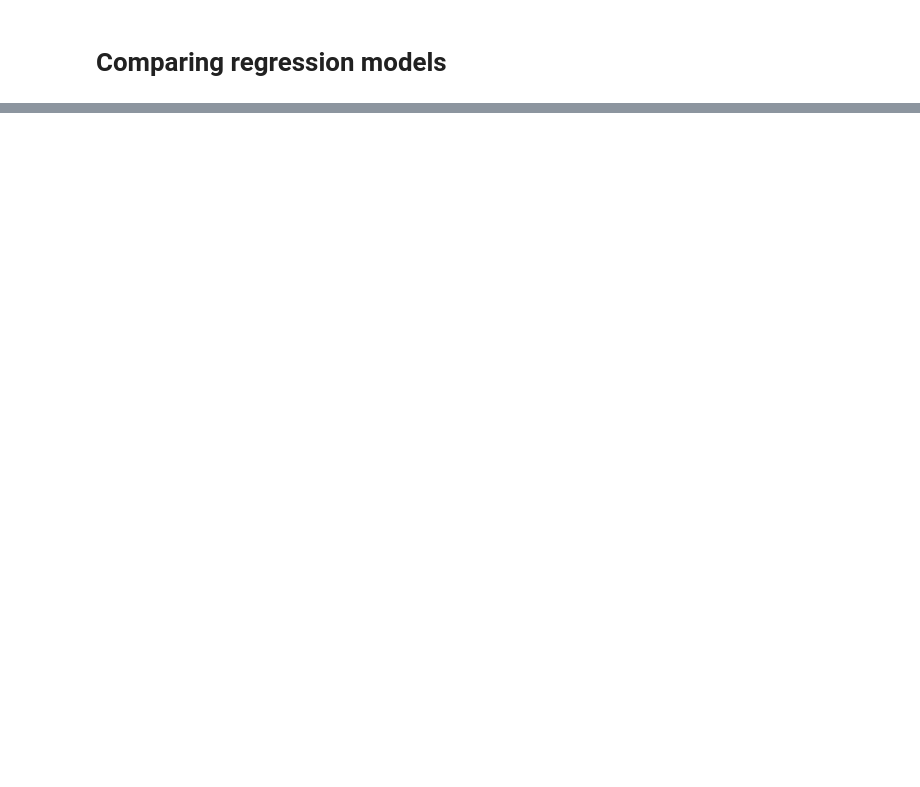
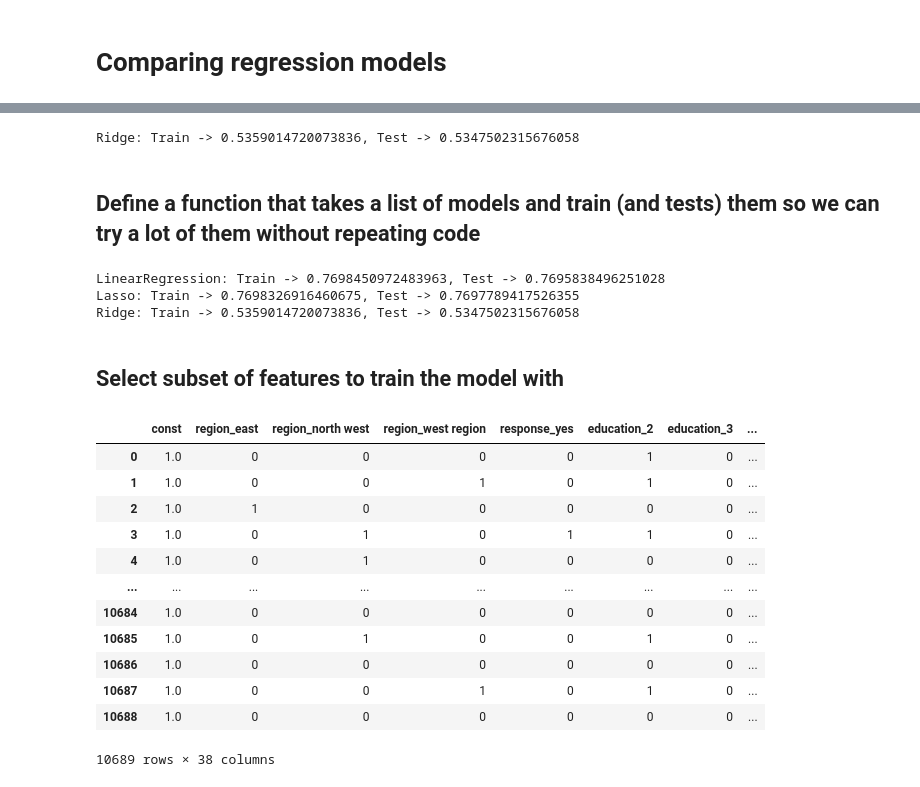
Before and after one commit to Pahegon/IronPablo, a Jupyter notebook: W4/Case_Studies/Customer_Analysis_Case_Study/Comparing regression models.W7.D1.ipynb, the cells around one changed output, grey strips where cells are left out. Cells and saved outputs as stored; diff of their text form; code cells hidden in the pictures; blank space fills up the shorter version.

```diff
--- a/W4/Case_Studies/Customer_Analysis_Case_Study/Comparing regression models.W7.D1.ipynb
+++ b/W4/Case_Studies/Customer_Analysis_Case_Study/Comparing regression models.W7.D1.ipynb
@@ -730,0 +899,8 @@ NameError: name 'cagegorical' is not defined
+# %%
+model=Ridge(alpha=10000)
+model.fit(X_train, y_train)
+print(f"{model.__class__.__name__}: Train -> {model.score(X_train, y_train)}, Test -> {model.score(X_test, y_test)}")
+# %% [output]
+Ridge: Train -> 0.5359014720073836, Test -> 0.5347502315676058
+# %% [markdown]
+## Define a function that takes a list of models and train (and tests) them so we can try a lot of them without repeating code
@@ -730,0 +921,25 @@ NameError: name 'cagegorical' is not defined
+# %%
+models()
+# %% [output]
+LinearRegression: Train -> 0.7698450972483963, Test -> 0.7695838496251028
+Lasso: Train -> 0.7698326916460675, Test -> 0.7697789417526355
+Ridge: Train -> 0.5359014720073836, Test -> 0.5347502315676058
+# %% [markdown]
+## Select subset of features to train the model with
+# %%
+X_added_constant = sm.add_constant(X)
+X_added_constant
+# %% [output]
+|  | const | region_east | region_north west | region_west region | response_yes | education_2 | education_3 | ... |
+| 0 | 1.0 | 0 | 0 | 0 | 0 | 1 | 0 | ... |
+| 1 | 1.0 | 0 | 0 | 1 | 0 | 1 | 0 | ... |
+| 2 | 1.0 | 1 | 0 | 0 | 0 | 0 | 0 | ... |
+| 3 | 1.0 | 0 | 1 | 0 | 1 | 1 | 0 | ... |
+| 4 | 1.0 | 0 | 1 | 0 | 0 | 0 | 0 | ... |
+| ... | ... | ... | ... | ... | ... | ... | ... | ... |
+| 10684 | 1.0 | 0 | 0 | 0 | 0 | 0 | 0 | ... |
+| 10685 | 1.0 | 0 | 1 | 0 | 0 | 1 | 0 | ... |
+| 10686 | 1.0 | 0 | 0 | 0 | 0 | 0 | 0 | ... |
+| 10687 | 1.0 | 0 | 0 | 1 | 0 | 1 | 0 | ... |
+| 10688 | 1.0 | 0 | 0 | 0 | 0 | 0 | 0 | ... |
+10689 rows × 38 columns
```
Also changed, not shown: parts of 41 cells of this notebook, 2 other files.
